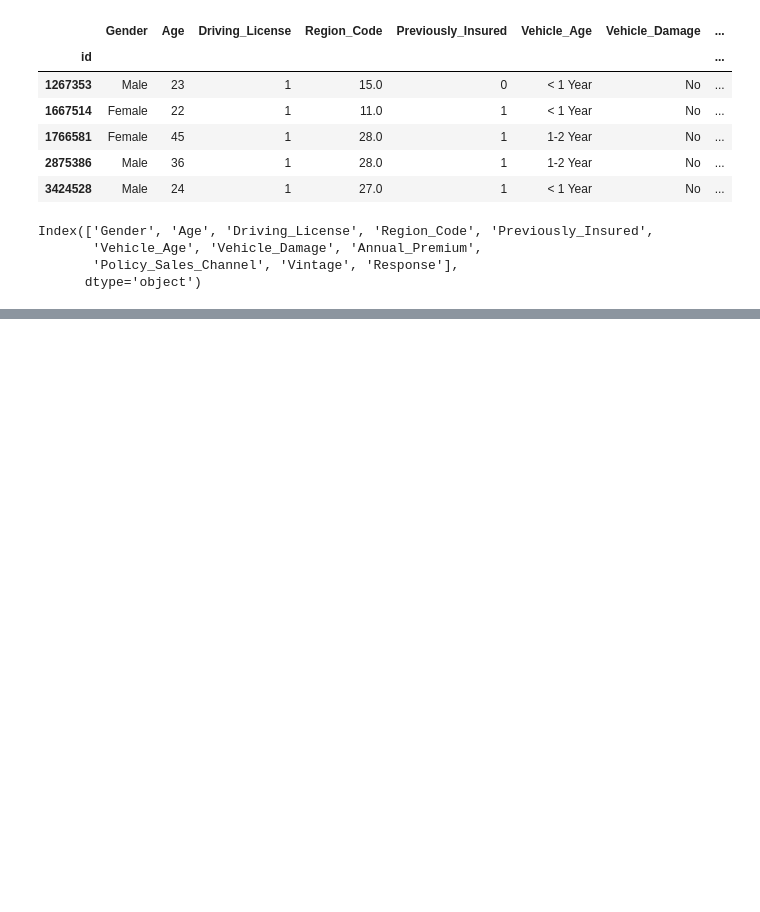
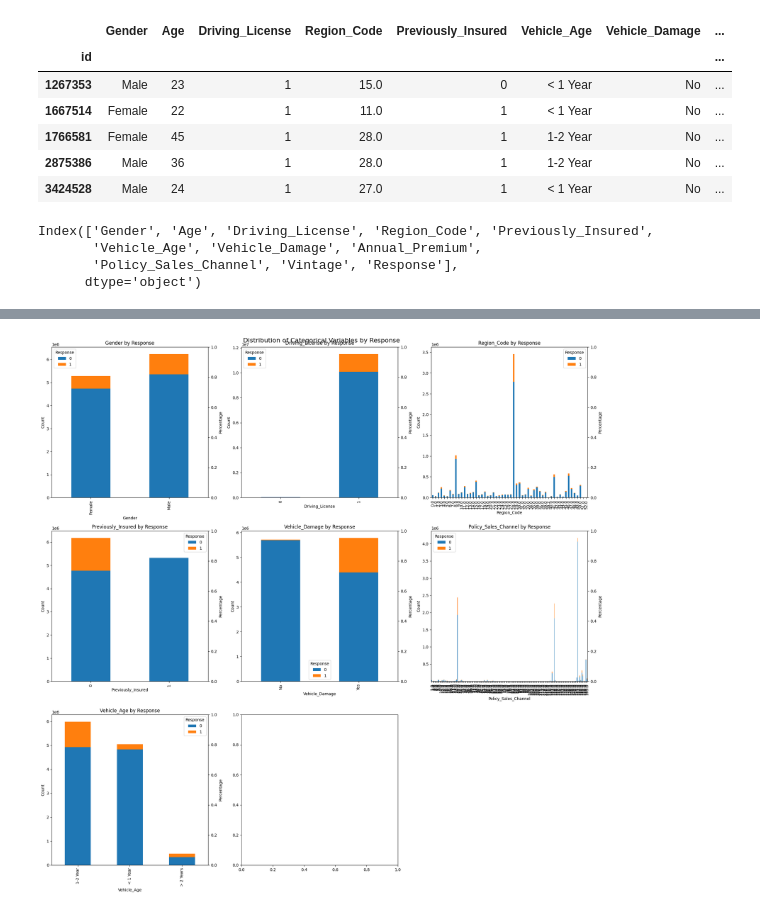
Before and after one commit to khizon/data_analysis, a Jupyter notebook: Insurance/src/exploration.ipynb, the cells around one changed output, grey strips where cells are left out. Cells and saved outputs as stored; diff of their text form; code cells hidden in the pictures; blank space fills up the shorter version.

```diff
--- a/Insurance/src/exploration.ipynb
+++ b/Insurance/src/exploration.ipynb
@@ -57,0 +76,36 @@ train.describe(include='all')
+# %%
+# Combine cat_cols and ordinal_cols
+combined_cols = ['Gender', 'Driving_License', 'Region_Code', 'Previously_Insured',
+                 'Vehicle_Damage', 'Policy_Sales_Channel', 'Vehicle_Age']
+
+# Create the figure and subplots
+fig, axes = plt.subplots(3, 3, figsize=(20, 20))
+fig.suptitle('Distribution of Categorical Variables by Response', fontsize=16)
+
+# Flatten the axes array for easy iteration
+axes = axes.flatten()
+
+# Create a stacked bar chart for each column
+for i, col in enumerate(combined_cols):
+    # Get value counts and percentages
+    counts = train.groupby([col, 'Response']).size().unstack(fill_value=0)
+    percentages = counts.div(counts.sum(axis=1), axis=0) * 100
+
+    # Plot counts
+    counts.plot(kind='bar', stacked=True, ax=axes[i])
+    axes[i].set_title(f'{col} by Response')
+    axes[i].set_xlabel(col)
+    axes[i].set_ylabel('Count')
+
+    # Create a twin axis for percentages
+    ax2 = axes[i].twinx()
+    ax2.set_ylabel('Percentage')
+
+# Remove the extra subplot
+axes[-1].axis('off')
+
+# Adjust layout and display the plot
+plt.tight_layout()
+plt.show()
+# %% [output]
+[figure, added]
```
Also changed, not shown: parts of 1 cell of this notebook.
